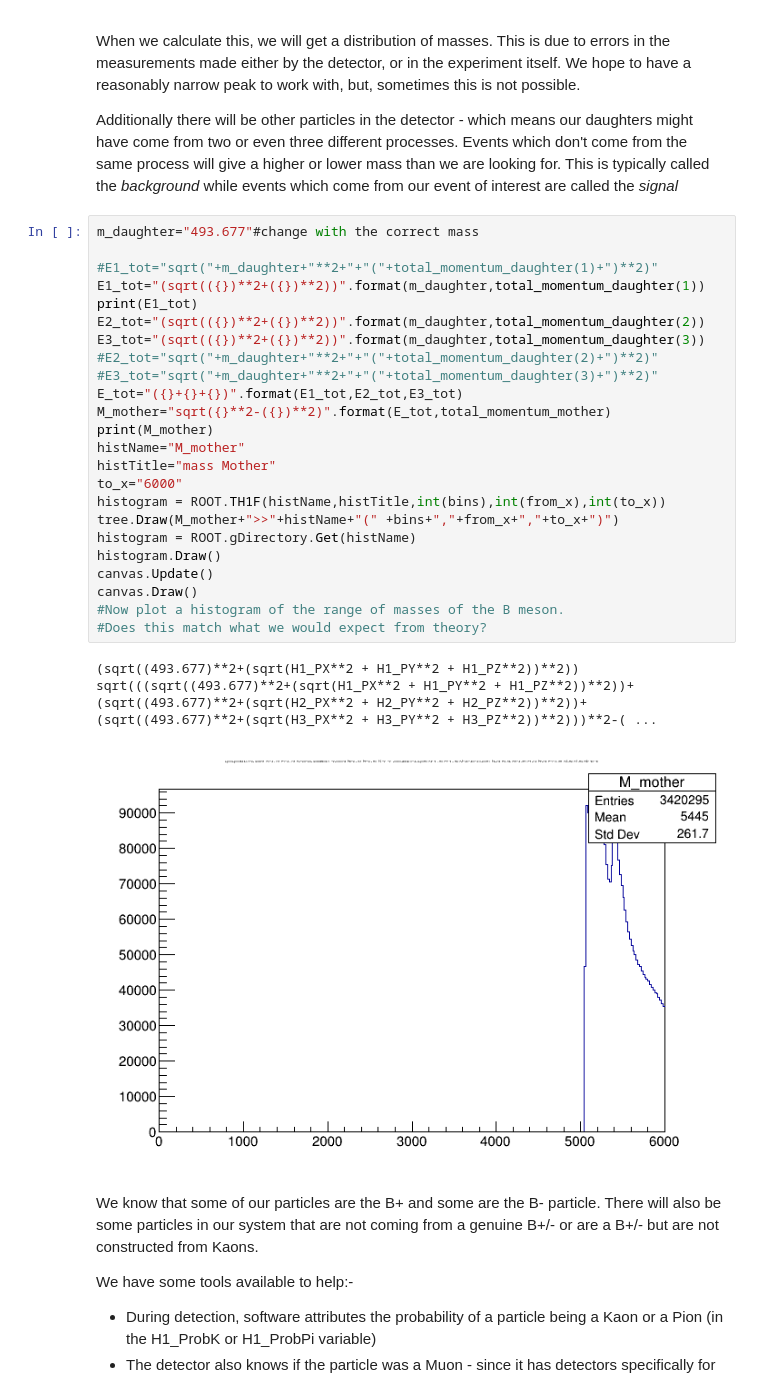
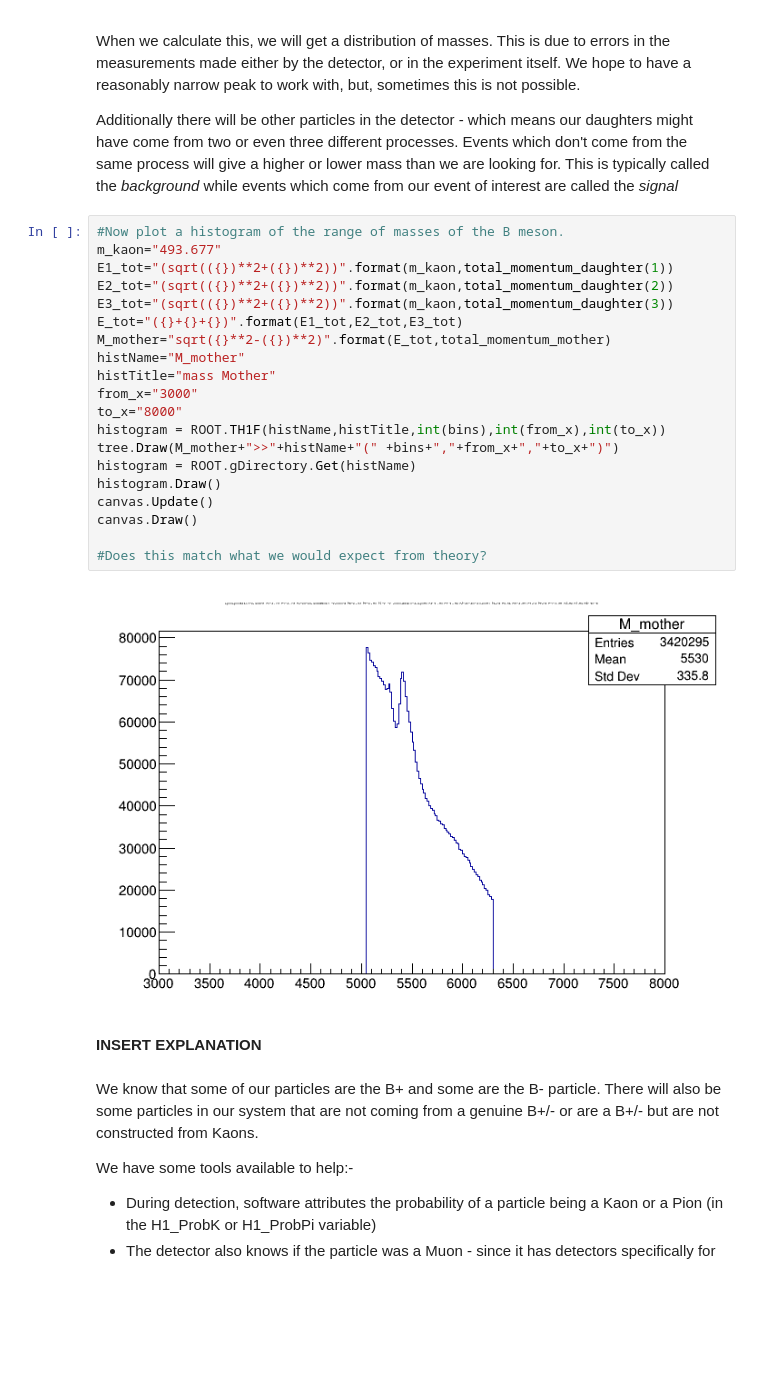
Before and after one commit to tsiligardi/PRA3024-Analysis-of-big-data-in-physics, a Jupyter notebook: LHCb_2023.ipynb, the cells around one changed output. Cells and saved outputs as stored; diff of their text form; blank space fills up the shorter version.

```diff
--- a/LHCb_2023.ipynb
+++ b/LHCb_2023.ipynb
@@ -210,33 +205,29 @@ When we calculate this, we will get a distribution of masses. This is due to err
 
 Additionally there will be other particles in the detector - which means our daughters might have come from two or even three different processes. Events which don't come from the same process will give a higher or lower mass than we are looking for. This is typically called the *background* while events which come from our event of interest are called the *signal*
 # %%
-m_daughter="493.677"#change with the correct mass
-
-#E1_tot="sqrt("+m_daughter+"**2+"+"("+total_momentum_daughter(1)+")**2)"
-E1_tot="(sqrt(({})**2+({})**2))".format(m_daughter,total_momentum_daughter(1))
-print(E1_tot)
-E2_tot="(sqrt(({})**2+({})**2))".format(m_daughter,total_momentum_daughter(2))
-E3_tot="(sqrt(({})**2+({})**2))".format(m_daughter,total_momentum_daughter(3))
-#E2_tot="sqrt("+m_daughter+"**2+"+"("+total_momentum_daughter(2)+")**2)"
-#E3_tot="sqrt("+m_daughter+"**2+"+"("+total_momentum_daughter(3)+")**2)"
+#Now plot a histogram of the range of masses of the B meson.
+m_kaon="493.677"
+E1_tot="(sqrt(({})**2+({})**2))".format(m_kaon,total_momentum_daughter(1))
+E2_tot="(sqrt(({})**2+({})**2))".format(m_kaon,total_momentum_daughter(2))
+E3_tot="(sqrt(({})**2+({})**2))".format(m_kaon,total_momentum_daughter(3))
 E_tot="({}+{}+{})".format(E1_tot,E2_tot,E3_tot)
 M_mother="sqrt({}**2-({})**2)".format(E_tot,total_momentum_mother)
-print(M_mother)
 histName="M_mother"
 histTitle="mass Mother"
-to_x="6000"
+from_x="3000"
+to_x="8000"
 histogram = ROOT.TH1F(histName,histTitle,int(bins),int(from_x),int(to_x))
 tree.Draw(M_mother+">>"+histName+"(" +bins+","+from_x+","+to_x+")")
 histogram = ROOT.gDirectory.Get(histName)
 histogram.Draw()
 canvas.Update()
 canvas.Draw()
-#Now plot a histogram of the range of masses of the B meson.
+
 #Does this match what we would expect from theory?
 # %% [output]
-(sqrt((493.677)**2+(sqrt(H1_PX**2 + H1_PY**2 + H1_PZ**2))**2))
-sqrt(((sqrt((493.677)**2+(sqrt(H1_PX**2 + H1_PY**2 + H1_PZ**2))**2))+(sqrt((493.677)**2+(sqrt(H2_PX**2 + H2_PY**2 + H2_PZ**2))**2))+(sqrt((493.677)**2+(sqrt(H3_PX**2 + H3_PY**2 + H3_PZ**2))**2)))**2-( ...
-[figure, old version]
+[figure, new version]
+# %% [markdown]
+**INSERT EXPLANATION**
 # %% [markdown]
 We know that some of our particles are the B+ and some are the B- particle. There will also be some particles in our system that are not coming from a genuine B+/- or are a B+/- but are not constructed from Kaons.
 
```
Also changed, not shown: parts of 10 cells of this notebook.
